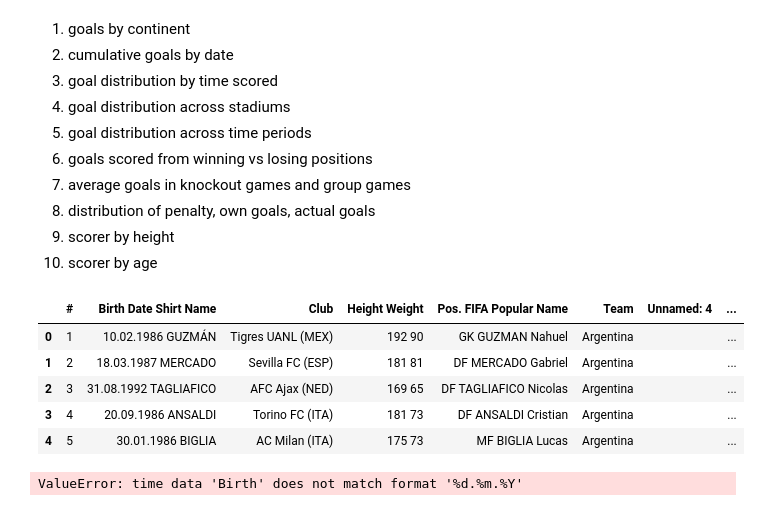
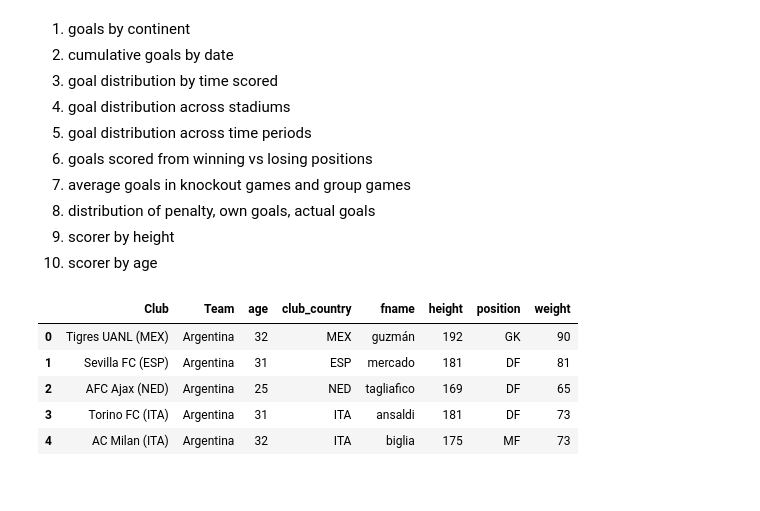
Before and after one commit to finnqiao/2018worldcup_viz, a Jupyter notebook: 2018_viz.ipynb, the cells around one changed output. Cells and saved outputs as stored; diff of their text form; code cells hidden in the pictures.

Commit message:
combined dataframe

```diff
--- a/2018_viz.ipynb
+++ b/2018_viz.ipynb
@@ -275,27 +281,23 @@ new_cols = ['position','fname','club_country','birth_date','age','height','weigh
 
 players_df = pd.concat([players_df,pd.DataFrame(columns = new_cols)])
 players_df.fillna('', inplace = True)
-players_df.head()
+players_df = players_df.drop(players_df[players_df['#'] == '#'].index)
-# %% [output]
-|  | # | Birth Date Shirt Name | Club | Height Weight | Pos. FIFA Popular Name | Team | Unnamed: 4 | ... |
-| 0 | 1 | 10.02.1986 GUZMÁN | Tigres UANL (MEX) | 192 90 | GK GUZMAN Nahuel | Argentina |  | ... |
-| 1 | 2 | 18.03.1987 MERCADO | Sevilla FC (ESP) | 181 81 | DF MERCADO Gabriel | Argentina |  | ... |
-| 2 | 3 | 31.08.1992 TAGLIAFICO | AFC Ajax (NED) | 169 65 | DF TAGLIAFICO Nicolas | Argentina |  | ... |
-| 3 | 4 | 20.09.1986 ANSALDI | Torino FC (ITA) | 181 73 | DF ANSALDI Cristian | Argentina |  | ... |
-| 4 | 5 | 30.01.1986 BIGLIA | AC Milan (ITA) | 175 73 | MF BIGLIA Lucas | Argentina |  | ... |
 # %%
-# for index, player in players_df.iterrows():
-#     player['position'] = player['Pos. FIFA Popular Name'].apply(lambda x: x.split(' ')[0])
-
-# players_df.head()
 from datetime import datetime, date
 
 players_df['position'] = players_df['Pos. FIFA Popular Name'].apply(lambda x: x.split(' ')[0])
 players_df['height'] = players_df['Height Weight'].apply(lambda x: x.split(' ')[0])
 players_df['weight'] = players_df['Height Weight'].apply(lambda x: x.split(' ')[1])
 players_df['club_country'] = players_df['Club'].apply(lambda x: x.split(' ')[-1].strip('()'))
 players_df['fname'] = players_df['Birth Date Shirt Name'].apply(lambda x: x.split(' ')[1].lower())
-players_pdf['birth_date'] = players_df['Birth Date Shirt Name'].apply(lambda x: datetime.strptime(x.split(' ')[0],'%d.%m.%Y'))
+players_df['birth_date'] = players_df['Birth Date Shirt Name'].apply(lambda x: datetime.strptime(x.split(' ')[0],'%d.%m.%Y'))
+players_df['age'] = players_df['birth_date'].apply(lambda x: int(((datetime.now() - x).days)/365))
+players_df = players_df[['Club','Team','age','club_country','fname','height','position','weight']]
 players_df.head()
 # %% [output]
-ValueError: time data 'Birth' does not match format '%d.%m.%Y'
+|  | Club | Team | age | club_country | fname | height | position | weight |
+| 0 | Tigres UANL (MEX) | Argentina | 32 | MEX | guzmán | 192 | GK | 90 |
+| 1 | Sevilla FC (ESP) | Argentina | 31 | ESP | mercado | 181 | DF | 81 |
+| 2 | AFC Ajax (NED) | Argentina | 25 | NED | tagliafico | 169 | DF | 65 |
+| 3 | Torino FC (ITA) | Argentina | 31 | ITA | ansaldi | 181 | DF | 73 |
+| 4 | AC Milan (ITA) | Argentina | 32 | ITA | biglia | 175 | MF | 73 |
```
Also changed, not shown: parts of 9 cells of this notebook.
